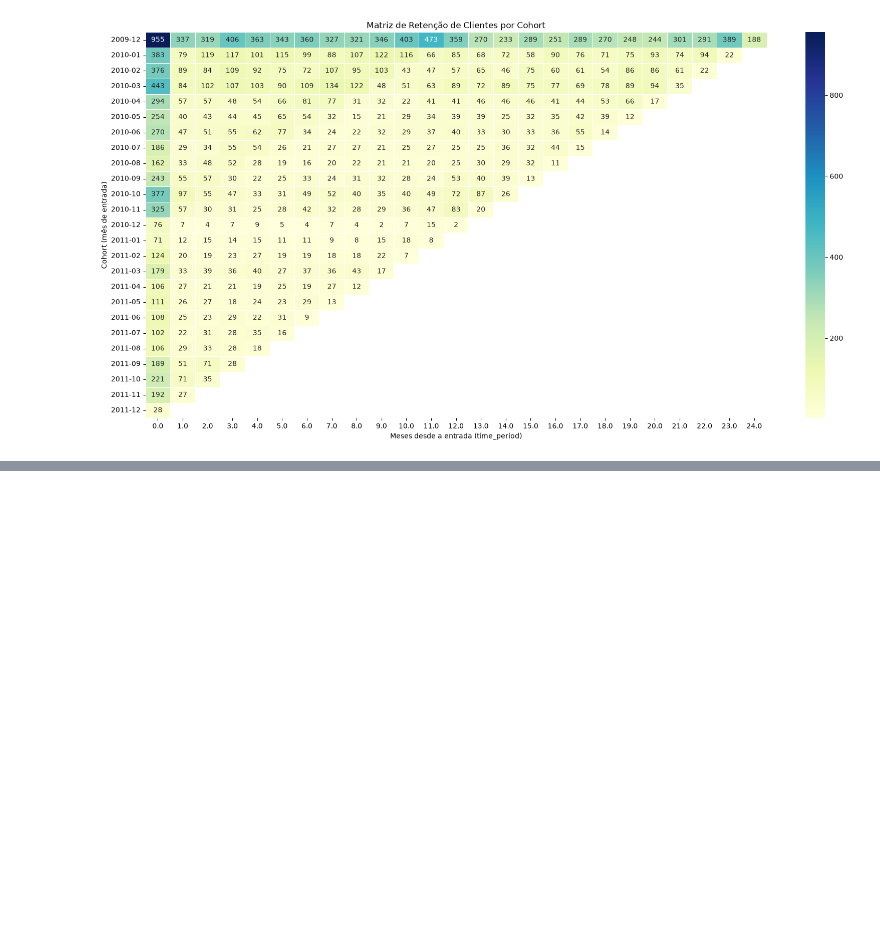
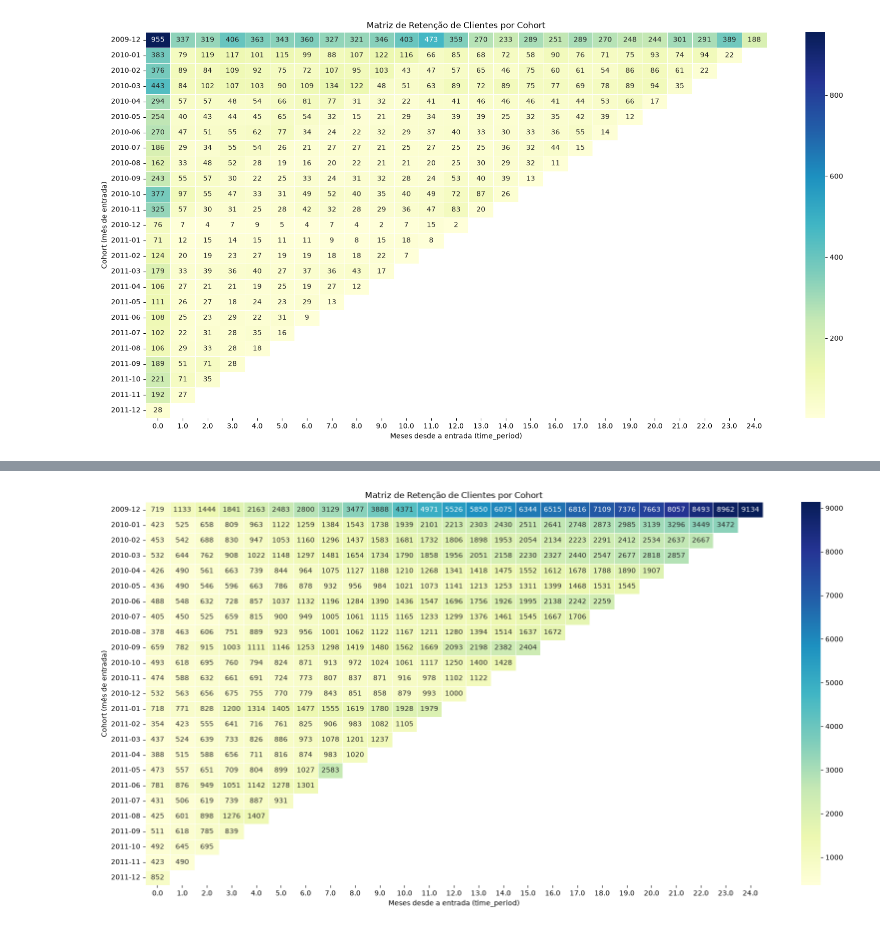
Before and after one commit to rodriguesgui/cohort_analysis, a Jupyter notebook: notebook/cohort_analysis.ipynb, the cells around one changed output, grey strips where cells are left out. Cells and saved outputs as stored; diff of their text form; code cells hidden in the pictures; blank space fills up the shorter version.

Commit message:
Feat: adicionando restante da analise

```diff
--- a/notebook/cohort_analysis.ipynb
+++ b/notebook/cohort_analysis.ipynb
@@ -236,0 +318,5 @@ plt.show()
+# %%
+df_cohort_size  = df_retencao[df_retencao['time_period'] == 0.0 ]
+df_ltv_acum = df_ltv
+# %%
+merge_ltv_retencao = df_ltv_acum.merge(df_cohort_size, left_on='cohort_month', right_on='cohort_month', how='inner')
@@ -236,0 +332,4 @@ plt.show()
+# %%
+merge_ltv_retencao = merge_ltv_retencao.drop(columns=['time_period_y'])
+merge_ltv_retencao = merge_ltv_retencao.rename(columns={'time_period_x':'time_period'})
+merge_ltv_retencao['ltv_medio'] = merge_ltv_retencao['ltv'] / merge_ltv_retencao['clientes_ativos']
@@ -236,0 +345,22 @@ plt.show()
+# %%
+merge_ltv_retencao_pivot = merge_ltv_retencao.pivot_table(
+    index='cohort_month',
+    columns='time_period',
+    values='ltv_medio'
+)
+# %%
+plt.figure(figsize=(20, 10))
+sns.heatmap(
+    merge_ltv_retencao_pivot,
+    annot=True,
+    fmt='.0f',  # Formata os números como inteiros (use '.2f' para decimais)
+    cmap="YlGnBu",  # Paleta de cores (Yellow, Green, Blue)
+    linewidths=0.5,  # Linha fina separando os blocos
+)
+# 5. Adiciona títulos e exibe
+plt.title("Matriz de Retenção de Clientes por Cohort")
+plt.xlabel('Meses desde a entrada (time_period)')
+plt.ylabel('Cohort (mês de entrada)')
+plt.show()
+# %% [output]
+[figure, added]
```
Also changed, not shown: parts of 34 cells of this notebook.
